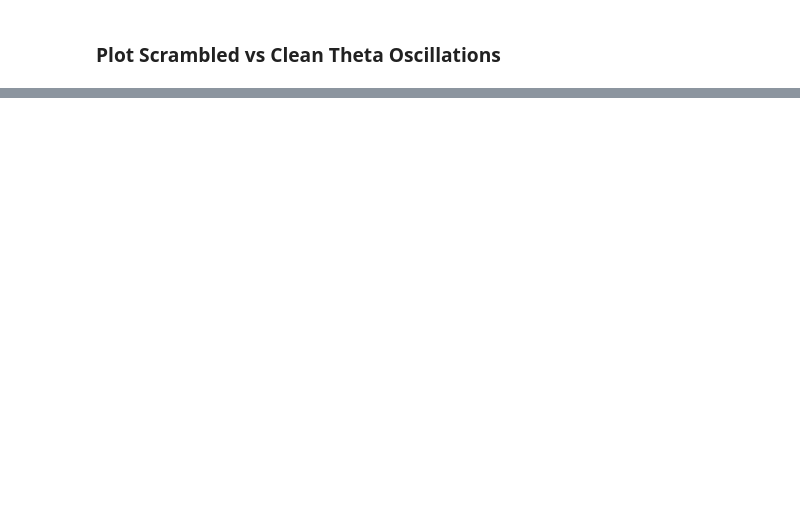
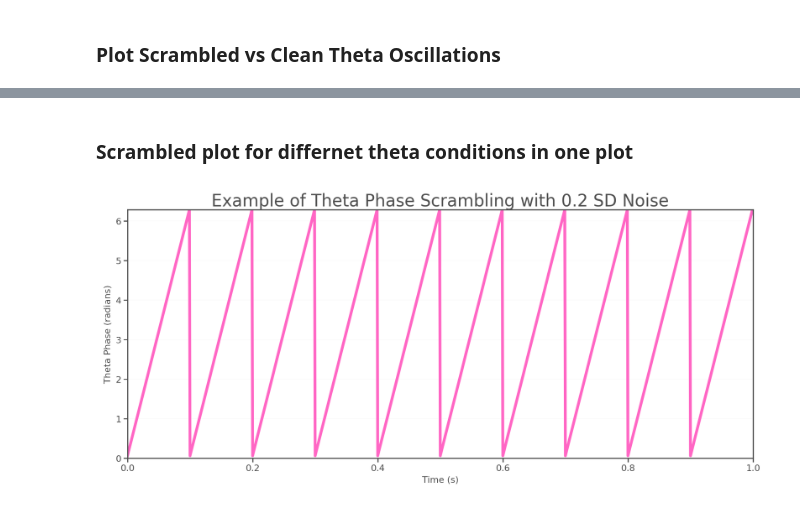
Before and after one commit to LiviaStein1/STDP_Theta, a Jupyter notebook: STDP-SR_scripts/Scrambled_theta.ipynb, the cells around one changed output, grey strips where cells are left out. Drawn from its saved outputs; the diff is of its cells as text; code cells hidden in the pictures; blank space fills up the shorter version.

```diff
--- a/STDP-SR_scripts/Scrambled_theta.ipynb
+++ b/STDP-SR_scripts/Scrambled_theta.ipynb
@@ -417,0 +427,38 @@ plt.show()
+# %% [markdown]
+### Scrambled plot for differnet theta conditions in one plot
+# %%
+#
+
+dt = 0.001
+thetaF = 10 # theta frequency in Hz
+start_time = 0.0
+end_time = 10.0 # in minutes
+endTimePlot = 1.0 # how much of the 10min to plot (in seconds)
+# number of steps to simulate in seconds
+steps = int((end_time * 60) / dt)
+scrambledPhase= 0.0
+
+# get 30min of 0.2 scrambled theta phase data
+scrambled02_theta_data = []
+scrambled02_theta_time_history = []
+# for every step advance theta phase accoring to
+for i in range(steps):
+    scrambledPhase += (thetaF * 2 * np.pi * dt) + (np.random.normal(0, 0.0)) + (np.random.normal(0, 0.0))
+    scrambledPhase = scrambledPhase % (2 * np.pi)  # wrap phase to [0, 2pi]
+    scrambled02_theta_data.append(float(np.asarray(scrambledPhase).reshape(-1)[0]))
+    scrambled02_theta_time_history.append(start_time + i * dt)
+
+# plot only one second of this scrambled theta phase data not entire 10min
+fig, ax = plt.subplots(figsize=(10, 4))
+ax.plot(scrambled02_theta_time_history[:int(endTimePlot/dt)], scrambled02_theta_data[:int(endTimePlot/dt)], color='#ff66c4', linewidth=2.5)
+
+
+ax.set_title('Example of Theta Phase Scrambling with 0.2 SD Noise', fontsize=15)
+ax.set_xlabel('Time (s)')
+ax.set_ylabel('Theta Phase (radians)')
+ax.set_xlim(start_time, endTimePlot)
+ax.set_ylim(0, 2 * np.pi)
+ax.grid(True, alpha=0.3)
+plt.show()
+# %% [output]
+[figure, added]
```
Also changed, not shown: parts of 14 cells of this notebook.
